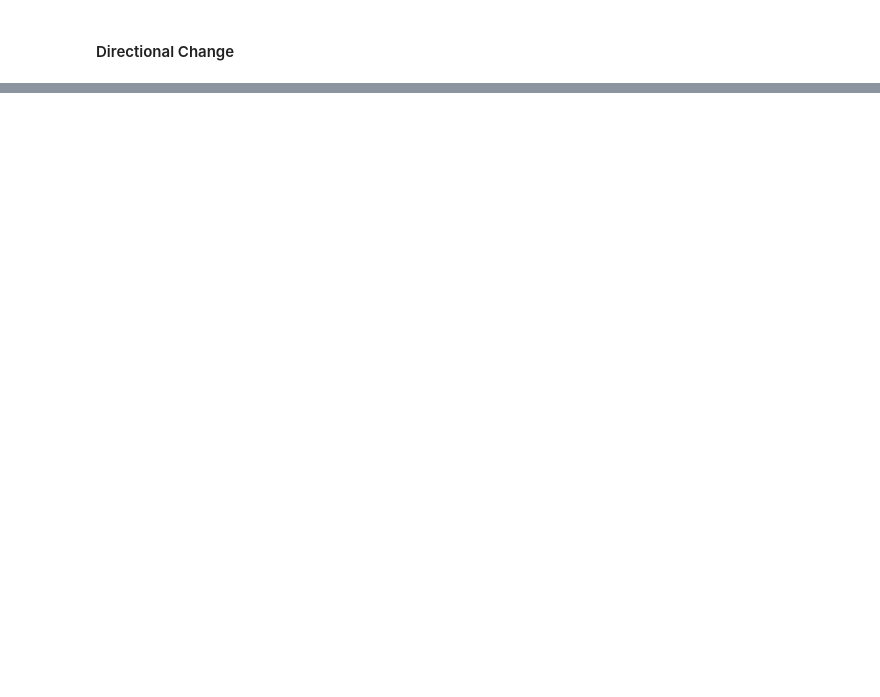
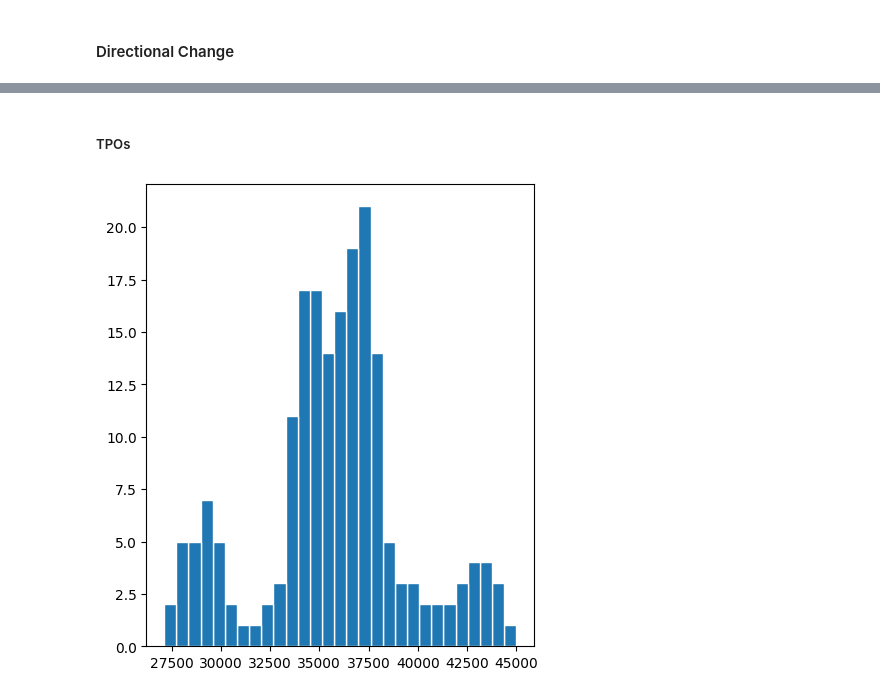
Before and after one commit to devknowscode/trading_technical, a Jupyter notebook: support_and_resistance_researching.ipynb, the cells around one changed output, grey strips where cells are left out. Drawn from its saved outputs; the diff is of its cells as text; code cells hidden in the pictures; blank space fills up the shorter version.

```diff
--- a/support_and_resistance_researching.ipynb
+++ b/support_and_resistance_researching.ipynb
@@ -734,0 +753,23 @@ plt.show()
+# %%
+price_min = df_slice["Low"].min()
+price_max = df_slice["High"].max()
+bin_size = 30
+# %%
+bins, bin_step = np.linspace(price_min, price_max, bin_size, retstep=True)
+tpo_counts = np.zeros(len(bins))
+volume_counts = np.zeros(len(bins))
+# %%
+# tpo
+for _, row in df_slice.iterrows():
+    price_range = np.arange(row['Low'], row['High'] + bin_step, bin_step)
+    indicies = np.digitize(price_range, bins) - 1
+    for idx in indicies:
+        if 0 <= idx < len(tpo_counts):
+            tpo_counts[idx] += 1
+
+profile_df = pd.DataFrame({
+    "Price": bins,
+    "TPOs": tpo_counts
+})
+profile_df = profile_df.sort_values(by='Price', ascending=False)
+profile_df
@@ -734,0 +794,16 @@ plt.show()
+# %%
+# volume
+for _, row in df_slice.iterrows():
+    price_range = np.arange(row['Low'], row['High'] + bin_step, bin_step)
+    indicies = np.digitize(price_range, bins)
+    for idx in indicies:
+        if 0 <= idx < len(volume_counts):
+            volume_counts[idx] += row['Volume'] / len(price_range)
+
+profile_df = pd.DataFrame({
+    "Price": bins,
+    "Volumes": volume_counts
+})
+
+profile_df = profile_df.sort_values(by='Price', ascending=False)
+profile_df
@@ -734,0 +828,9 @@ plt.show()
+# %% [markdown]
+##### TPOs
+# %%
+#tpo
+plt.figure(figsize=(5, 6))
+plt.bar(profile_df["Price"][:-1], profile_df["TPOs"][:-1], width=np.diff(profile_df["Price"]), edgecolor="white")
+plt.show()
+# %% [output]
+[figure, added]
```
Also changed, not shown: parts of 43 cells of this notebook, 5 other files.
